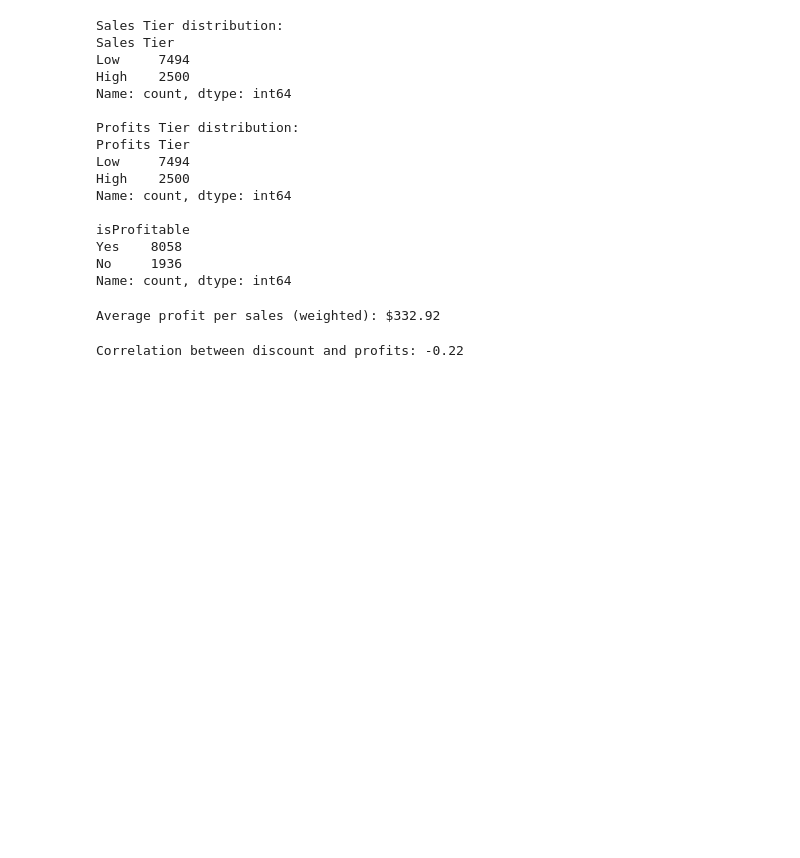
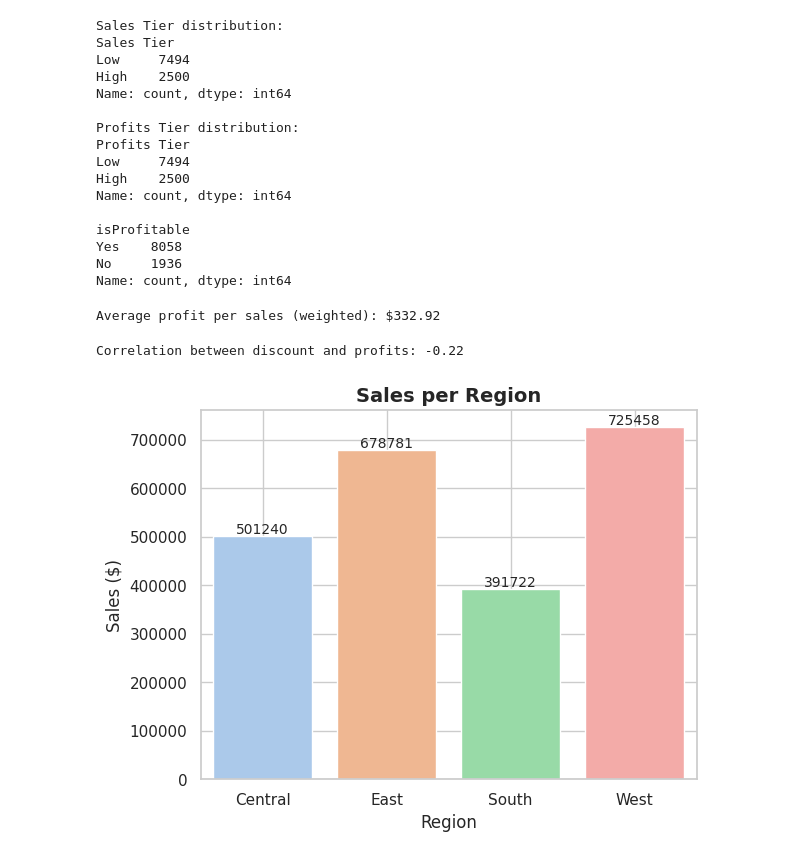
Before and after one commit to hamzahbraimo/superstore-sales-analysis, a Jupyter notebook: notebooks/analysis.ipynb, the cells around one changed output. Cells and saved outputs as stored; diff of their text form; code cells hidden in the pictures; blank space fills up the shorter version.

Commit message:
Data visualization using matplotlib and seaborn

```diff
--- a/notebooks/analysis.ipynb
+++ b/notebooks/analysis.ipynb
@@ -5,3 +5,13 @@ import numpy as np
 import matplotlib.pyplot as plt
 import seaborn as sns
 import sqlite3
+
+sns.set_theme(
+    style="whitegrid",
+    palette="pastel"
+)
+
+plt.figure(figsize=(12, 8))
+
+plt.tight_layout()
+plt.rcParams["font.family"] = "DejaVu Sans"
@@ -440,3 +454,36 @@ correlation = np.corrcoef(discount, profits)[0, 1]
 print(f'\nCorrelation between discount and profits: {correlation:.2f}')
 # %% [output]
 Correlation between discount and profits: -0.22
+# %%
+# 6. Visualizations
+
+# 6.1. Sales per region
+sales_region = df.groupby("Region")["Sales"].sum().reset_index()
+
+ax = sns.barplot(
+    x="Region",
+    y="Sales",
+    data=sales_region,
+    hue="Region",
+    palette="pastel"
+)
+
+for container in ax.containers:
+    ax.bar_label(
+        container,
+        label_type="edge",
+        fontsize=10
+    )
+
+plt.title(
+    "Sales per Region",
+    fontsize=14,
+    fontweight="bold"
+)
+
+plt.xlabel("Region", fontsize=12)
+plt.ylabel("Sales ($)", fontsize=12)
+plt.grid(True)
+plt.show()
+# %% [output]
+[figure, added]
```
Also changed, not shown: parts of 15 cells of this notebook, 1 other file.
